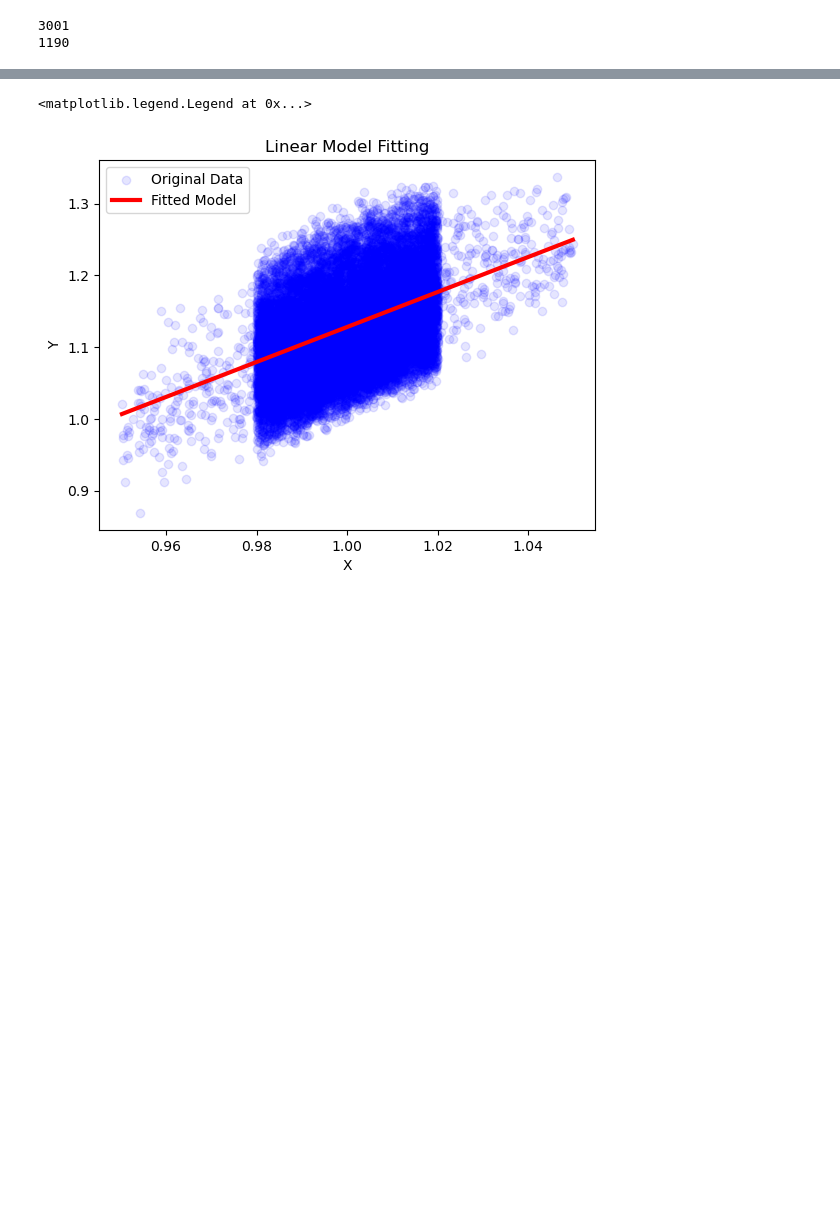
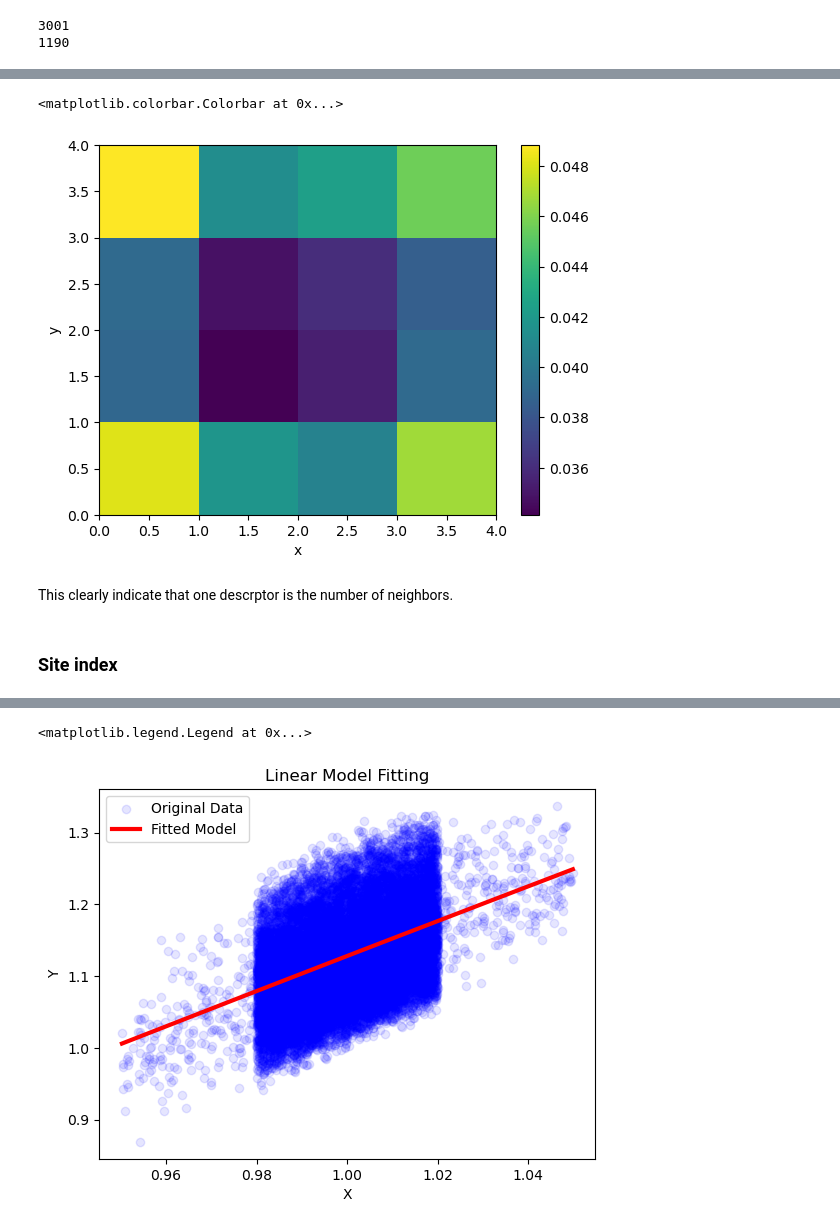
Before and after one commit to htwei17/HubbardTweezer, a Jupyter notebook: LinearRegression/HubbardFit/interaction.ipynb, the cells around one changed output, grey strips where cells are left out. Saved outputs shown, nothing was run; the diff lists cells and outputs as text; code cells hidden in the pictures; blank space fills up the shorter version.

```diff
--- a/LinearRegression/HubbardFit/interaction.ipynb
+++ b/LinearRegression/HubbardFit/interaction.ipynb
@@ -50,0 +83,13 @@ print(nmask)
+# %%
+avgU = np.std(dat["U_i"][mask], axis=0)
+plt.pcolormesh(avgU.reshape(4, 4))
+plt.xlabel("x")
+plt.ylabel("y")
+plt.colorbar()
+# %% [output]
+<matplotlib.colorbar.Colorbar at 0x...>
+[figure, added]
+# %% [markdown]
+This clearly indicate that one descrptor is the number of neighbors.
+# %% [markdown]
+### Site index
```
Also changed, not shown: parts of 30 cells of this notebook, 1 other file.
